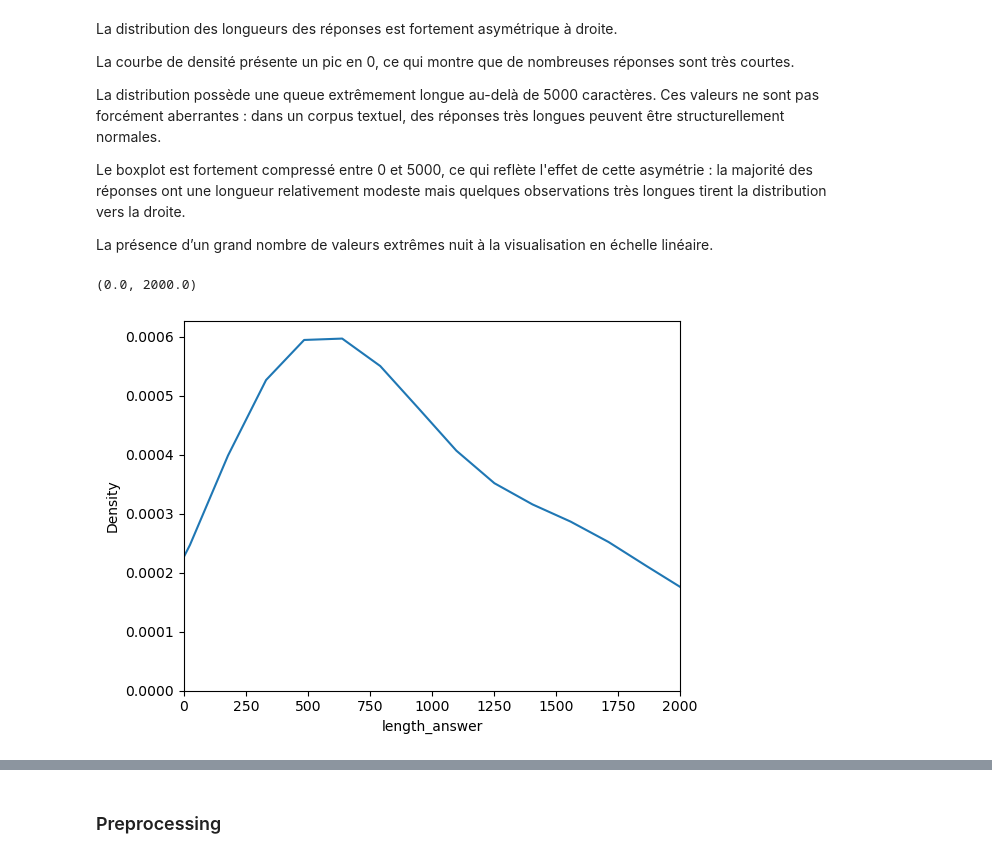
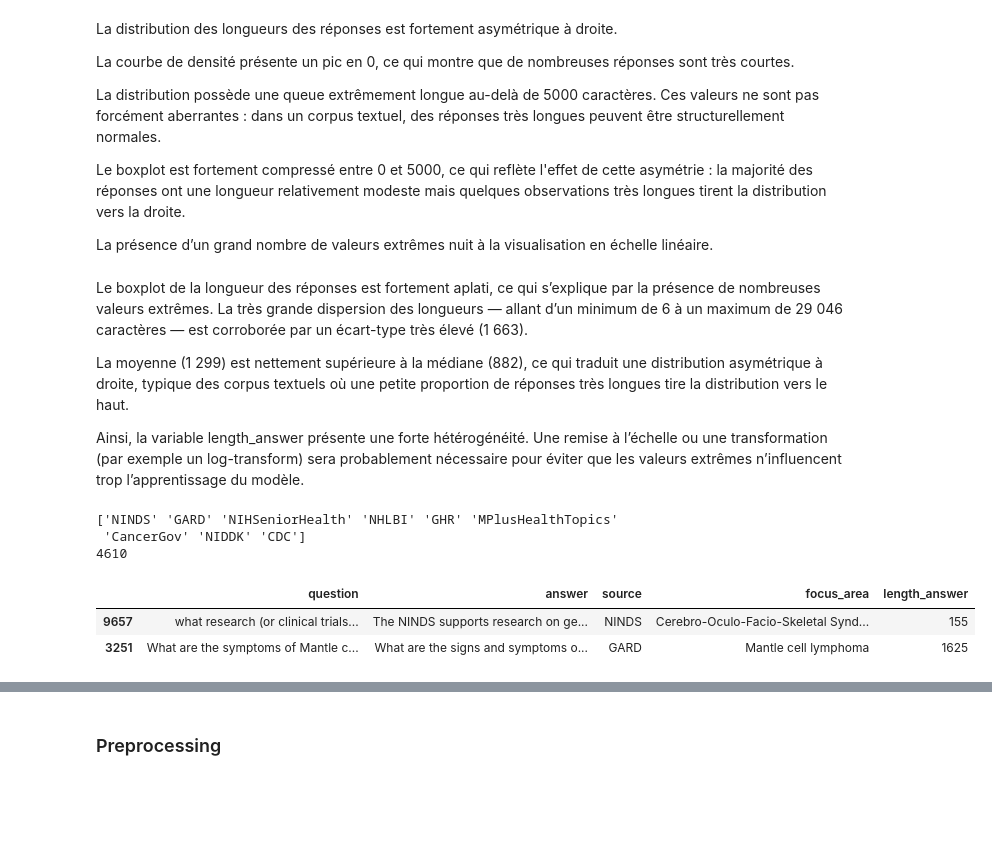
Before and after one commit to YabaCoffie/healthcare, a Jupyter notebook: healthcare.ipynb, the cells around one changed output, grey strips where cells are left out. Cells and saved outputs as stored; diff of their text form; code cells hidden in the pictures; blank space fills up the shorter version.

```diff
--- a/healthcare.ipynb
+++ b/healthcare.ipynb
@@ -92,9 +103,20 @@ Ces valeurs ne sont pas forcément aberrantes : dans un corpus textuel, des rép
 Le boxplot est fortement compressé entre 0 et 5000, ce qui reflète l'effet de cette asymétrie : la majorité des réponses ont une longueur relativement modeste mais quelques observations très longues tirent la distribution vers la droite.
 
 La présence d’un grand nombre de valeurs extrêmes nuit à la visualisation en échelle linéaire.
+# %% [markdown]
+Le boxplot de la longueur des réponses est fortement aplati, ce qui s’explique par la présence de nombreuses valeurs extrêmes. La très grande dispersion des longueurs — allant d’un minimum de 6 à un maximum de 29 046 caractères — est corroborée par un écart-type très élevé (1 663).
+
+La moyenne (1 299) est nettement supérieure à la médiane (882), ce qui traduit une distribution asymétrique à droite, typique des corpus textuels où une petite proportion de réponses très longues tire la distribution vers le haut.
+
+Ainsi, la variable length_answer présente une forte hétérogénéité. Une remise à l’échelle ou une transformation (par exemple un log-transform) sera probablement nécessaire pour éviter que les valeurs extrêmes n’influencent trop l’apprentissage du modèle.
 # %%
-sns.kdeplot(data=train_data, x="length_answer")
-plt.xlim(0, 2000)
+print(train_data["source"].unique())
+print(len(train_data["focus_area"].unique()))
+train_data.head(2)
 # %% [output]
-(0.0, 2000.0)
+['NINDS' 'GARD' 'NIHSeniorHealth' 'NHLBI' 'GHR' 'MPlusHealthTopics'
+ 'CancerGov' 'NIDDK' 'CDC']
+4610
-[figure, removed]
+|  | question | answer | source | focus_area | length_answer |
+| 9657 | what research (or clinical trials... | The NINDS supports research on ge... | NINDS | Cerebro-Oculo-Facio-Skeletal Synd... | 155 |
+| 3251 | What are the symptoms of Mantle c... | What are the signs and symptoms o... | GARD | Mantle cell lymphoma | 1625 |
```
Also changed, not shown: parts of 11 cells of this notebook.
